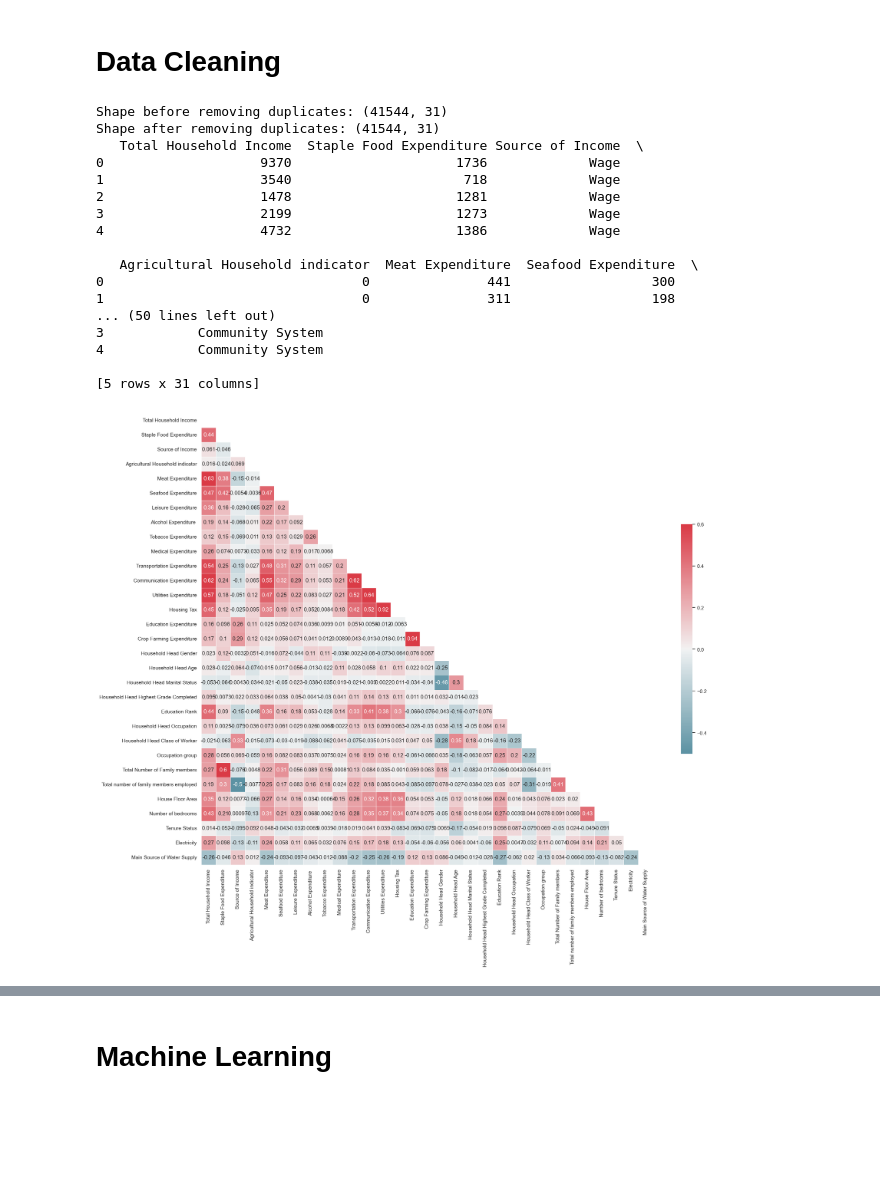
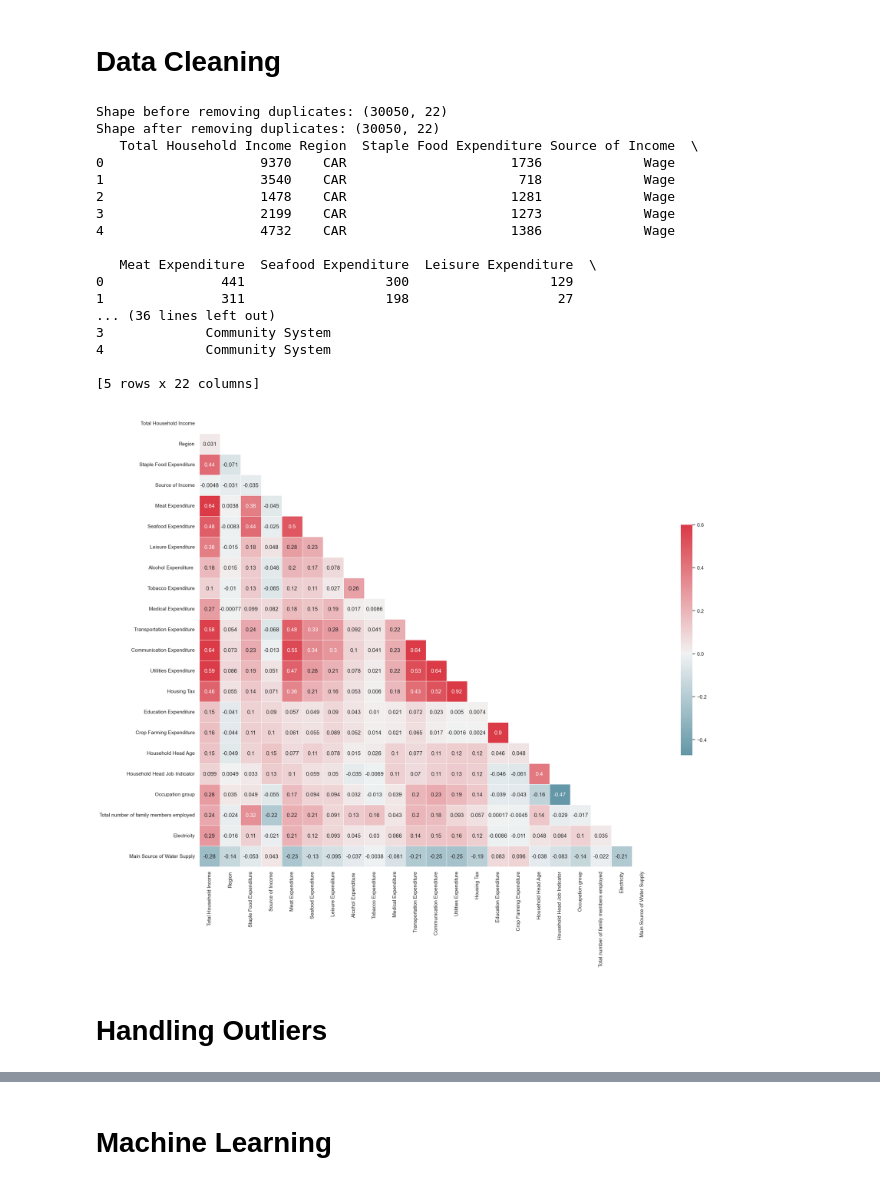
Before and after one commit to AFDanao/Embedded, a Jupyter notebook: Family Income/family_income.ipynb, the cells around one changed output, grey strips where cells are left out. Saved outputs shown, nothing was run; the diff lists cells and outputs as text; code cells hidden in the pictures; blank space fills up the shorter version.

```diff
--- a/Family Income/family_income.ipynb
+++ b/Family Income/family_income.ipynb
@@ -102,33 +102,31 @@ df  = pd.read_csv(path)
 
 df.replace(" -  ", np.nan, inplace=True)
 
-df.drop(['Region', 'Type of Household', 'House Age', 'Members with age less than 5 year old',
-         'Members with age 5 - 17 years old', 'Number of Landline/wireless telephones',
-         'Number of Motorized Banca', "Number of Television", "Number of CD/VCD/DVD",
-         "Number of Component/Stereo set", "Number of Refrigerator/Freezer",
-         "Number of Washing Machine", "Number of Airconditioner", "Number of Car, Jeep, Van",
-         "Number of Landline/wireless telephones","Number of Cellular phone","Number of Personal Computer",
-         "Number of Stove with Oven/Gas Range","Number of Motorized Banca","Number of Motorcycle/Tricycle"], axis=1, inplace=True)
+df.drop(["Agricultural Household indicator", "Household Head Gender", "Household Head Marital Status",
+         "Household Head Highest Grade Completed", "Education Rank", "Household Head Occupation",
+         "Household Head Class of Worker", "Type of Household", "Total Number of Family members",
+         "Members with age less than 5 year old", "Members with age 5 - 17 years old", "House Floor Area",
+         "House Age", "Number of bedrooms", "Tenure Status", "Number of Television", "Number of CD/VCD/DVD",
+         "Number of Component/Stereo set", "Number of Refrigerator/Freezer", "Number of Washing Machine",
+         "Number of Airconditioner", "Number of Car, Jeep, Van", "Number of Landline/wireless telephones",
+         "Number of Cellular phone", "Number of Personal Computer", "Number of Stove with Oven/Gas Range",
+         "Number of Motorized Banca", "Number of Motorcycle/Tricycle"], axis=1, inplace=True)
 
-floats = ["Staple Food Expenditure", "Meat Expenditure", "Seafood Expenditure",
-          "Medical Expenditure", "Transportation Expenditure", "Utilities Expenditure",
-          "Education Expenditure", "Total Household Income", "House Floor Area"]
+floats = ["Total Household Income", "Staple Food Expenditure", "Meat Expenditure", "Seafood Expenditure",
+          "Leisure Expenditure", "Alcohol Expenditure ", "Tobacco Expenditure", "Medical Expenditure",
+          "Transportation Expenditure", "Communication Expenditure", "Crop Farming Expenditure",
+          "Household Head Age", "Occupation group", "Total number of family members employed", "Electricity"]
 
 for col in floats:
     df[col] = pd.to_numeric(df[col], errors="coerce")
 
-categorical_columns = ['Household Head Gender', 'Household Head Marital Status',
-                       'Household Head Highest Grade Completed', 'Household Head Occupation',
-                       'Household Head Class of Worker', 'Tenure Status',
-                       'Source of Income', 'Main Source of Water Supply']
+categorical_columns = ["Region", "Source of Income", "Household Head Job Indicator", "Main Source of Water Supply"]
 
 for col in categorical_columns:
     df[col] = df[col].str.strip()
 
 df = df[df['Total Household Income'] > 0]
-df = df[df['Total Number of Family members'] > 0]
-
-df.drop(labels=['Household Head Job Indicator'], axis=1, inplace=True)
+df = df[df['Total number of family members employed'] > 0]
 
 print("Shape before removing duplicates:", df.shape)
 df.drop_duplicates(inplace=True)
@@ -140,55 +138,53 @@ print(df.head())
 
 label_encoder = lambda x: {uniq: i for i, uniq in enumerate(df[x].unique().tolist())}
 # %% [output]
-Shape before removing duplicates: (41544, 31)
-Shape after removing duplicates: (41544, 31)
-   Total Household Income  Staple Food Expenditure Source of Income  \
-0                    9370                     1736             Wage
-1                    3540                      718             Wage
-2                    1478                     1281             Wage
-3                    2199                     1273             Wage
-4                    4732                     1386             Wage
+Shape before removing duplicates: (30050, 22)
+Shape after removing duplicates: (30050, 22)
+   Total Household Income Region  Staple Food Expenditure Source of Income  \
+0                    9370    CAR                     1736             Wage
+1                    3540    CAR                      718             Wage
+2                    1478    CAR                     1281             Wage
+3                    2199    CAR                     1273             Wage
+4                    4732    CAR                     1386             Wage
 
-   Agricultural Household indicator  Meat Expenditure  Seafood Expenditure  \
-0                                 0               441                  300
-1                                 0               311                  198
-... (50 lines left out)
-3            Community System
-4            Community System
+   Meat Expenditure  Seafood Expenditure  Leisure Expenditure  \
+0               441                  300                  129
+1               311                  198                   27
+... (36 lines left out)
+3             Community System
+4             Community System
 
-[5 rows x 31 columns]
+[5 rows x 22 columns]
 # %%
 df_copy = df.copy()
 
 df_copy['Total Household Income'] = np.log(df_copy['Total Household Income'])
 
-df_copy['Household Head Gender'] = df_copy['Household Head Gender'].map(label_encoder("Household Head Gender"))
-df_copy['Household Head Marital Status'] = df_copy['Household Head Marital Status'].map(label_encoder("Household Head Marital Status"))
-df_copy['Household Head Highest Grade Completed'] = df_copy['Household Head Highest Grade Completed'].map(label_encoder("Household Head Highest Grade Completed"))
-df_copy['Household Head Occupation'] = df_copy['Household Head Occupation'].map(label_encoder("Household Head Occupation"))
-df_copy['Household Head Class of Worker'] = df_copy['Household Head Class of Worker'].map(label_encoder("Household Head Class of Worker"))
-df_copy['Tenure Status'] = df_copy['Tenure Status'].map(label_encoder("Tenure Status"))
+df_copy['Region'] = df_copy['Region'].map(label_encoder("Region"))
 df_copy['Source of Income'] = df_copy['Source of Income'].map(label_encoder("Source of Income"))
+df_copy['Household Head Job Indicator'] = df_copy['Household Head Job Indicator'].map(label_encoder("Household Head Job Indicator"))
 df_copy['Main Source of Water Supply'] = df_copy['Main Source of Water Supply'].map(label_encoder("Main Source of Water Supply"))
 
 sns.set_theme(style="white")
 
 corr = df_copy.corr(method="pearson")
 
 mask = np.triu(np.ones_like(corr, dtype=bool))
 
 f, ax = plt.subplots(figsize=(22,18))
 
 cmap = sns.diverging_palette(220, 10, as_cmap=True)
 
 sns.heatmap(corr, mask=mask, cmap=cmap, vmax=.6, center=0,
             square=True, linewidths=.5, cbar_kws={"shrink": .5}, annot=True)
 
 plt.show()
 
 del df_copy
 # %% [output]
-[figure, old version]
+[figure, new version]
+# %% [markdown]
+# Handling Outliers
 # %%
 df_copy = df.copy()
 sns.boxplot(x=df_copy["Total Household Income"])
```
Also changed, not shown: parts of 25 cells of this notebook.
